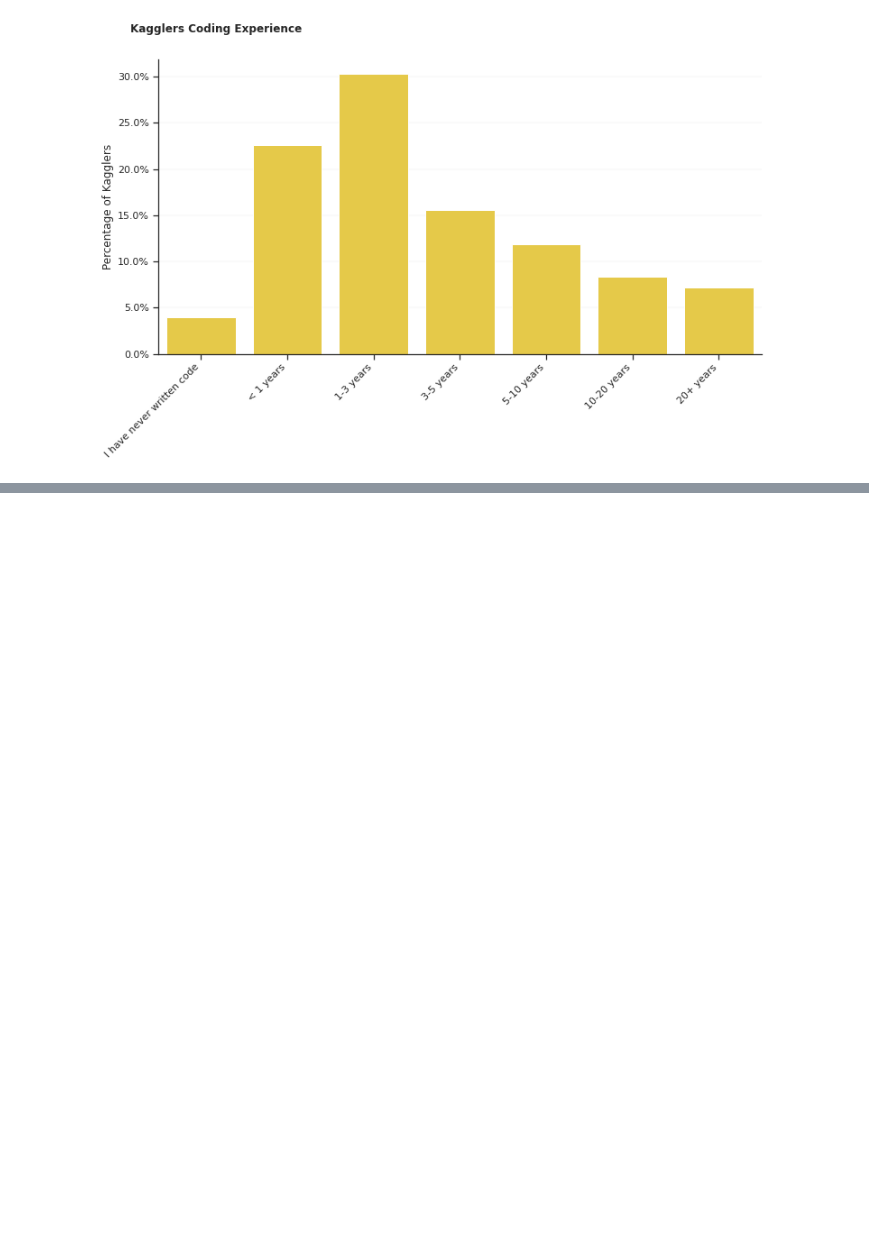
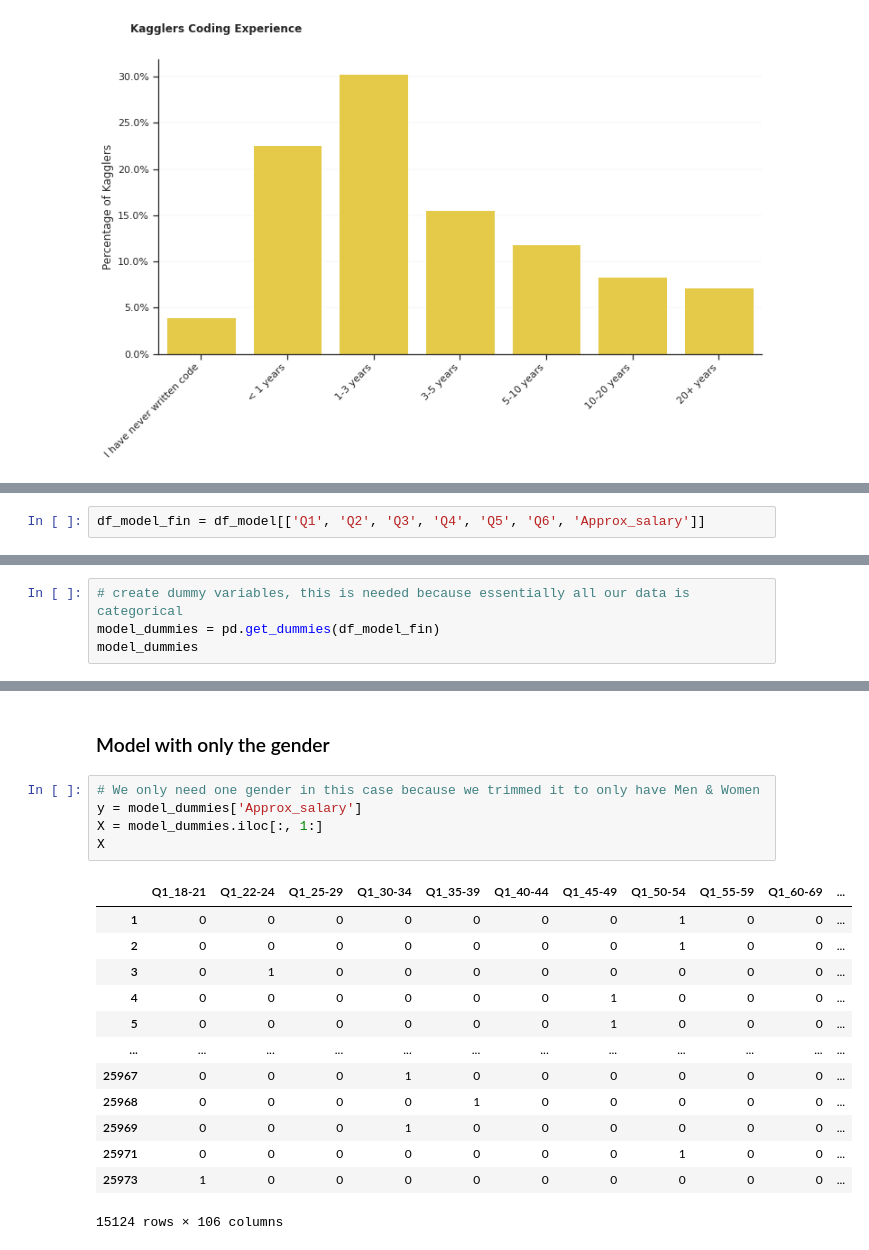
Before and after one commit to StephRoos/Data-Science, a Jupyter notebook: Kaggle_Survey/2021_Kaggle_Survey_Analysis.ipynb, the cells around one changed output, grey strips where cells are left out. Drawn from its saved outputs; the diff is of its cells as text; blank space fills up the shorter version.

```diff
--- a/Kaggle_Survey/2021_Kaggle_Survey_Analysis.ipynb
+++ b/Kaggle_Survey/2021_Kaggle_Survey_Analysis.ipynb
@@ -289,0 +387,2 @@ plt.show()
+# %%
+df_model_fin = df_model[['Q1', 'Q2', 'Q3', 'Q4', 'Q5', 'Q6', 'Approx_salary']]
@@ -289,0 +405,4 @@ plt.show()
+# %%
+# create dummy variables, this is needed because essentially all our data is categorical
+model_dummies = pd.get_dummies(df_model_fin)
+model_dummies
@@ -289,0 +423,21 @@ plt.show()
+# %% [markdown]
+### Model with only the gender
+# %%
+# We only need one gender in this case because we trimmed it to only have Men & Women
+y = model_dummies['Approx_salary']
+X = model_dummies.iloc[:, 1:]
+X
+# %% [output]
+|  | Q1_18-21 | Q1_22-24 | Q1_25-29 | Q1_30-34 | Q1_35-39 | Q1_40-44 | Q1_45-49 | Q1_50-54 | Q1_55-59 | Q1_60-69 | ... |
+| 1 | 0 | 0 | 0 | 0 | 0 | 0 | 0 | 1 | 0 | 0 | ... |
+| 2 | 0 | 0 | 0 | 0 | 0 | 0 | 0 | 1 | 0 | 0 | ... |
+| 3 | 0 | 1 | 0 | 0 | 0 | 0 | 0 | 0 | 0 | 0 | ... |
+| 4 | 0 | 0 | 0 | 0 | 0 | 0 | 1 | 0 | 0 | 0 | ... |
+| 5 | 0 | 0 | 0 | 0 | 0 | 0 | 1 | 0 | 0 | 0 | ... |
+| ... | ... | ... | ... | ... | ... | ... | ... | ... | ... | ... | ... |
+| 25967 | 0 | 0 | 0 | 1 | 0 | 0 | 0 | 0 | 0 | 0 | ... |
+| 25968 | 0 | 0 | 0 | 0 | 1 | 0 | 0 | 0 | 0 | 0 | ... |
+| 25969 | 0 | 0 | 0 | 1 | 0 | 0 | 0 | 0 | 0 | 0 | ... |
+| 25971 | 0 | 0 | 0 | 0 | 0 | 0 | 0 | 1 | 0 | 0 | ... |
+| 25973 | 1 | 0 | 0 | 0 | 0 | 0 | 0 | 0 | 0 | 0 | ... |
+15124 rows × 106 columns
```
Also changed, not shown: parts of 16 cells of this notebook.
